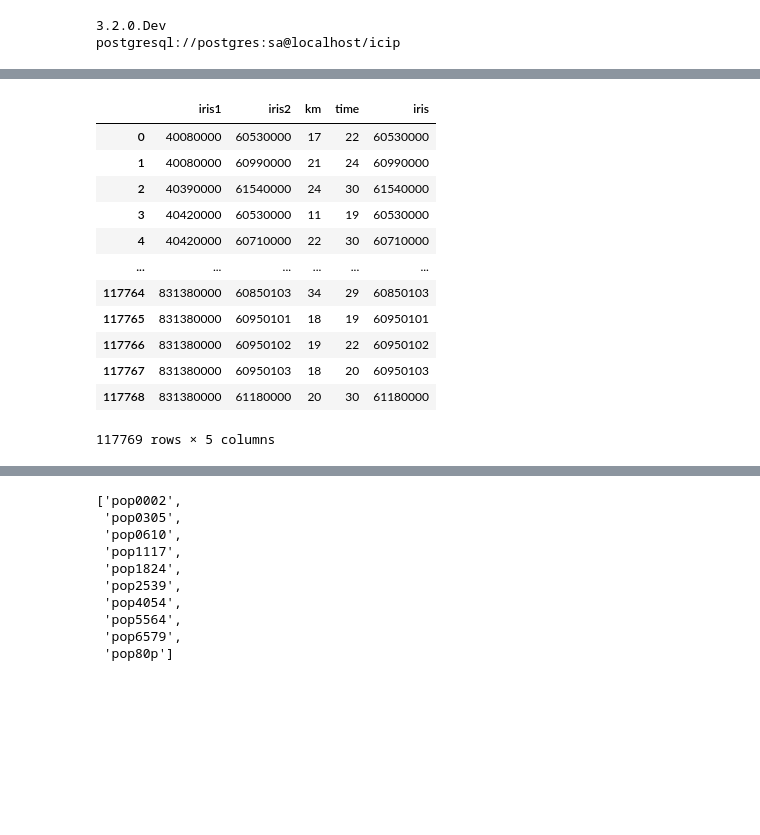
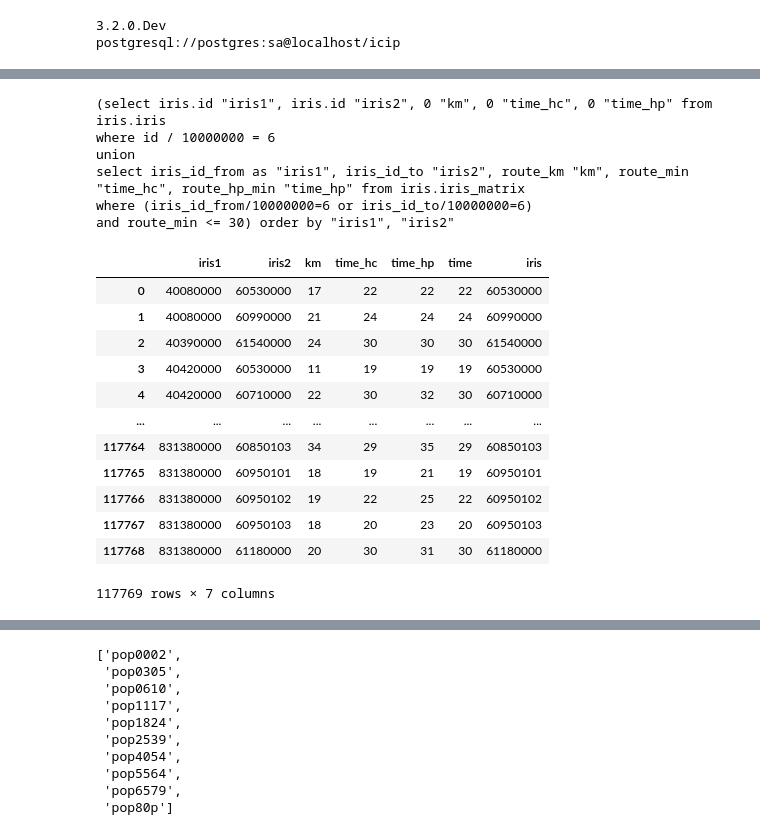
Before and after one commit to cyrilvincent/skema, a Jupyter notebook: apl/apl.ipynb, the cells around one changed output, grey strips where cells are left out. Saved outputs shown, nothing was run; the diff lists cells and outputs as text; code cells hidden in the pictures; blank space fills up the shorter version.

```diff
--- a/apl/apl.ipynb
+++ b/apl/apl.ipynb
@@ -238,36 +168,42 @@ df
 # %%
 def get_iris_matrix(time_type: str):
     sql = f"""
-(select iris.id "iris1", iris.id "iris2", 0 "km", 0 "time", 0 "time_hp" from iris.iris
+(select iris.id "iris1", iris.id "iris2", 0 "km", 0 "time_hc", 0 "time_hp" from iris.iris
 where id / 10000000 = {dept}
 union
 select iris_id_from as "iris1", iris_id_to "iris2", route_km "km", route_min "time_hc", route_hp_min "time_hp" from iris.iris_matrix
 where (iris_id_from/10000000={dept} or iris_id_to/10000000={dept})
 and route_min <= {time}) order by "iris1", "iris2"
 """
     print(sql)
     m = pd.read_sql(sql, config.connection_string)
     m["time"] = m[f"time_{time_type.lower()}"].copy()
     return m
 
-# iris_matrix = get_iris_matrix(time_type)
-iris_matrix = pd.read_csv("od_06_sql_rename.csv")
+iris_matrix = get_iris_matrix(time_type)
+# iris_matrix = pd.read_csv("od_06_sql_rename.csv")
 iris_matrix["iris"] = iris_matrix["iris2"].astype("int64")
 iris_matrix
 # %% [output]
+(select iris.id "iris1", iris.id "iris2", 0 "km", 0 "time_hc", 0 "time_hp" from iris.iris
+where id / 10000000 = 6
+union
+select iris_id_from as "iris1", iris_id_to "iris2", route_km "km", route_min "time_hc", route_hp_min "time_hp" from iris.iris_matrix
+where (iris_id_from/10000000=6 or iris_id_to/10000000=6)
+and route_min <= 30) order by "iris1", "iris2"
-|  | iris1 | iris2 | km | time | iris |
-| 0 | 40080000 | 60530000 | 17 | 22 | 60530000 |
-| 1 | 40080000 | 60990000 | 21 | 24 | 60990000 |
-| 2 | 40390000 | 61540000 | 24 | 30 | 61540000 |
-| 3 | 40420000 | 60530000 | 11 | 19 | 60530000 |
-| 4 | 40420000 | 60710000 | 22 | 30 | 60710000 |
-| ... | ... | ... | ... | ... | ... |
-| 117764 | 831380000 | 60850103 | 34 | 29 | 60850103 |
-| 117765 | 831380000 | 60950101 | 18 | 19 | 60950101 |
-| 117766 | 831380000 | 60950102 | 19 | 22 | 60950102 |
-| 117767 | 831380000 | 60950103 | 18 | 20 | 60950103 |
-| 117768 | 831380000 | 61180000 | 20 | 30 | 61180000 |
+|  | iris1 | iris2 | km | time_hc | time_hp | time | iris |
+| 0 | 40080000 | 60530000 | 17 | 22 | 22 | 22 | 60530000 |
+| 1 | 40080000 | 60990000 | 21 | 24 | 24 | 24 | 60990000 |
+| 2 | 40390000 | 61540000 | 24 | 30 | 30 | 30 | 61540000 |
+| 3 | 40420000 | 60530000 | 11 | 19 | 19 | 19 | 60530000 |
+| 4 | 40420000 | 60710000 | 22 | 30 | 32 | 30 | 60710000 |
+| ... | ... | ... | ... | ... | ... | ... | ... |
+| 117764 | 831380000 | 60850103 | 34 | 29 | 35 | 29 | 60850103 |
+| 117765 | 831380000 | 60950101 | 18 | 19 | 21 | 19 | 60950101 |
+| 117766 | 831380000 | 60950102 | 19 | 22 | 25 | 22 | 60950102 |
+| 117767 | 831380000 | 60950103 | 18 | 20 | 23 | 20 | 60950103 |
+| 117768 | 831380000 | 61180000 | 20 | 30 | 31 | 30 | 61180000 |
-117769 rows × 5 columns
+117769 rows × 7 columns
 # %%
 def get_pop_iris():
     yy=min(21, year)
```
Also changed, not shown: parts of 30 cells of this notebook, 36 other files.
